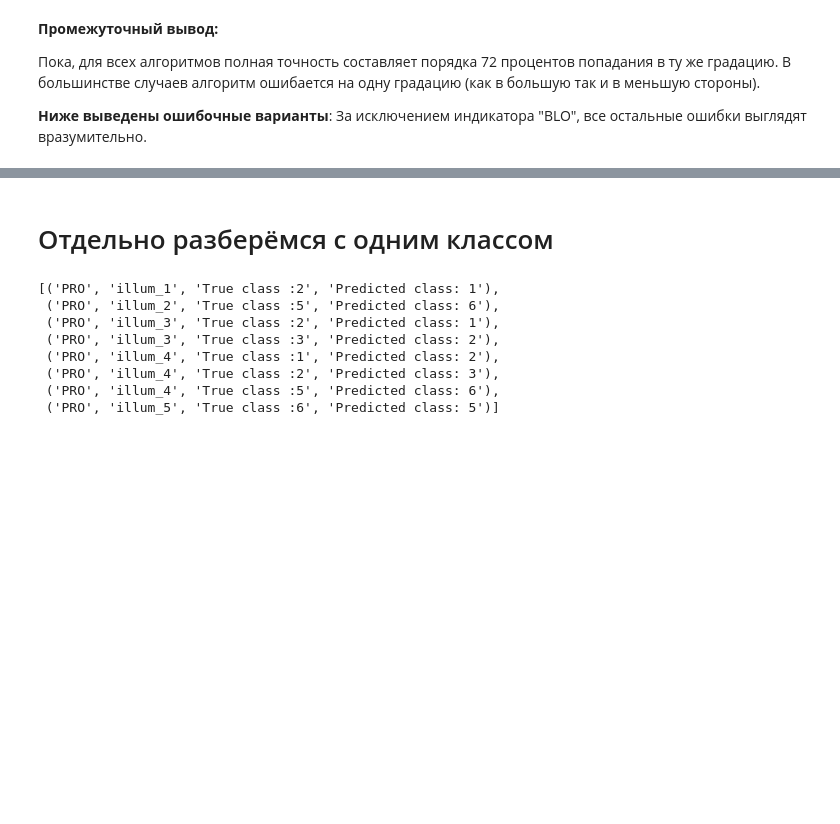
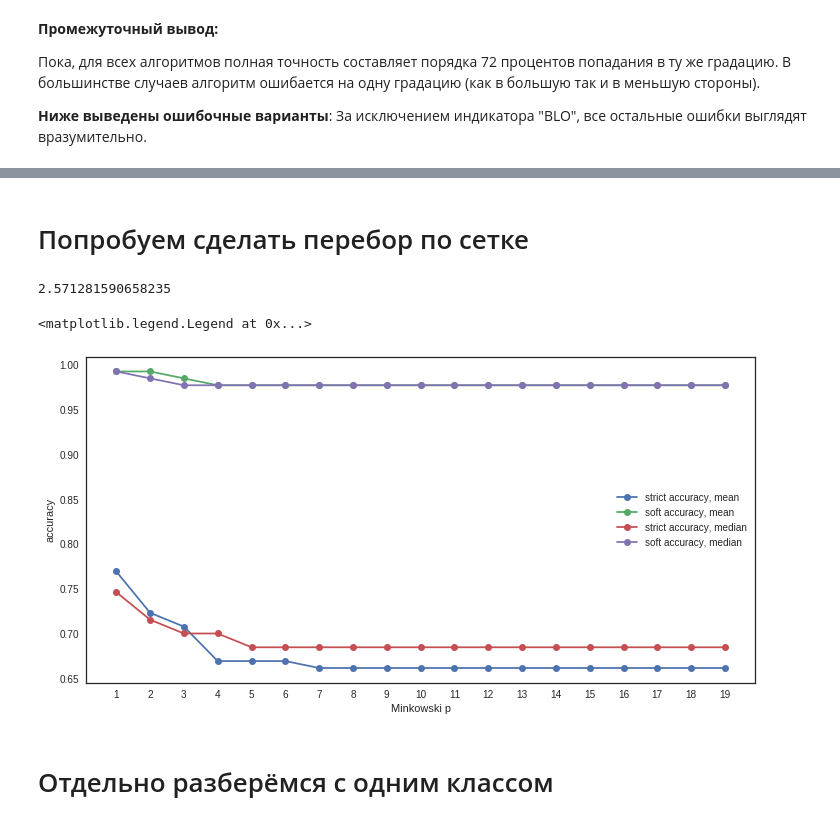
Before and after one commit to lysukhin/urinalysis, a Jupyter notebook: scripts/notebooks/col_exp_3.ipynb, the cells around one changed output, grey strips where cells are left out. Cells and saved outputs as stored; diff of their text form; code cells hidden in the pictures; blank space fills up the shorter version.

```diff
--- a/scripts/notebooks/col_exp_3.ipynb
+++ b/scripts/notebooks/col_exp_3.ipynb
@@ -139 +186,5 @@ for inds,illums in data_train.iteritems():
+# %%
+def do_with_image(img):
+    img = cv2.blur(img,(3,3))
+    return cv2.cvtColor(img,cv2.COLOR_RGB2LAB)
 # %%
@@ -189,7 +242,4 @@ indicator_type = 'BLO'
 illumination_name = 'illum_3'
 true_class = '3'
 test_img = data_test[indicator_type][illumination_name][true_class]
-# %%
-def do_with_image(img):
-    return cv2.blur(img,(3,3))
 # %%
@@ -242,0 +287,6 @@ print np.sum(all_results_soft)/float(len(all_results_soft))
+# %%
+strict_acc = np.sum(all_results_strict)/float(len(all_results_strict))
+print "Точность в предсказании верного класса\n {} %".format(round(strict_acc*100,1))
+
+soft_acc = np.sum(all_results_soft)/float(len(all_results_soft))
+print "Точность в предсказании класса с отклонением не более 1\n {} %".format(round(soft_acc*100,1))
@@ -287,5 +399,5 @@ for item in mistakes:
 # %%
-for item in mistakes:
+for item in mistakes_strict:
     ind_type, illum, true_class, _ = item
 #    print ind_type, illum,true_class,_
     test_img = data_test[ind_type][illum][true_class.split(':')[-1]]
@@ -300,3 +412,5 @@ for item in mistakes:
 #     print "true_class == pred_val:", true_class == pred_val
 
 #     print"\n\n\n"
+# %% [markdown]
+# Попробуем сделать перебор по сетке
@@ -303,3 +445,33 @@ for item in mistakes:
+# %%
+get_minkowski_distance(np.array([1,2,3]),np.array([3,4,2]))
+# %% [output]
+2.571281590658235
+# %%
+
+plt.figure(figsize=(12,6))
+names = ['mean','median']
+for i,applied_statistic in enumerate([np.mean,np.median]):
+
+    strict_accs = []
+    soft_accs = []
+    for p in xrange(1,20):
+        minkowski_parameter = p
+        strict_acc, soft_acc = get_accuracy(applied_statistic=applied_statistic,
+                     do_with_image=do_with_image,
+                     get_distance = get_minkowski_distance)
+
+        strict_accs.append(strict_acc)
+        soft_accs.append(soft_acc)
+
+    plt.plot(range(1,20),strict_accs,'o-',label='strict accuracy, {}'.format(names[i]))
+    plt.plot(range(1,20),soft_accs,'o-',label='soft accuracy, {}'.format(names[i]))
+    plt.xticks(range(1,20));
+    plt.xlabel('Minkowski p')
+    plt.ylabel('accuracy')
+plt.legend()
+# %% [output]
+<matplotlib.legend.Legend at 0x...>
+[figure, added]
 # %% [markdown]
 # Отдельно разберёмся с одним классом
 # %%
@@ -331,13 +505,2 @@ for illumination in data_test[indicator_type]:
 
 #         print"\n\n\n"
-# %%
-mistakes
-# %% [output]
-[('PRO', 'illum_1', 'True class :2', 'Predicted class: 1'),
- ('PRO', 'illum_2', 'True class :5', 'Predicted class: 6'),
- ('PRO', 'illum_3', 'True class :2', 'Predicted class: 1'),
- ('PRO', 'illum_3', 'True class :3', 'Predicted class: 2'),
- ('PRO', 'illum_4', 'True class :1', 'Predicted class: 2'),
- ('PRO', 'illum_4', 'True class :2', 'Predicted class: 3'),
- ('PRO', 'illum_4', 'True class :5', 'Predicted class: 6'),
- ('PRO', 'illum_5', 'True class :6', 'Predicted class: 5')]
```
Also changed, not shown: parts of 15 cells of this notebook.
